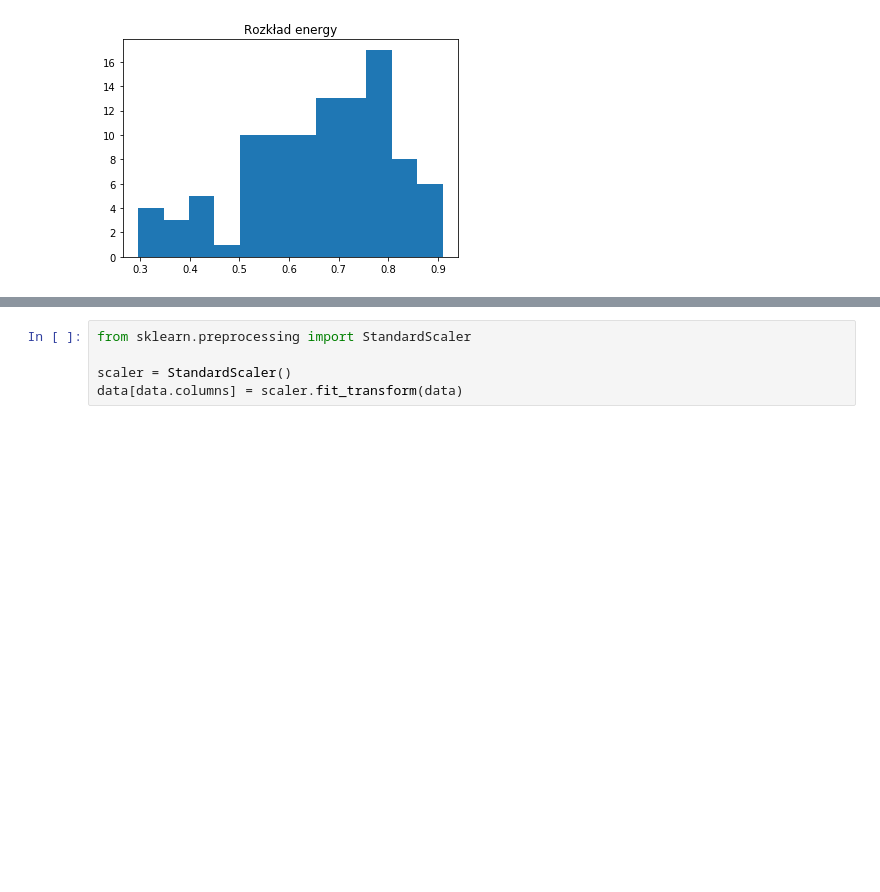
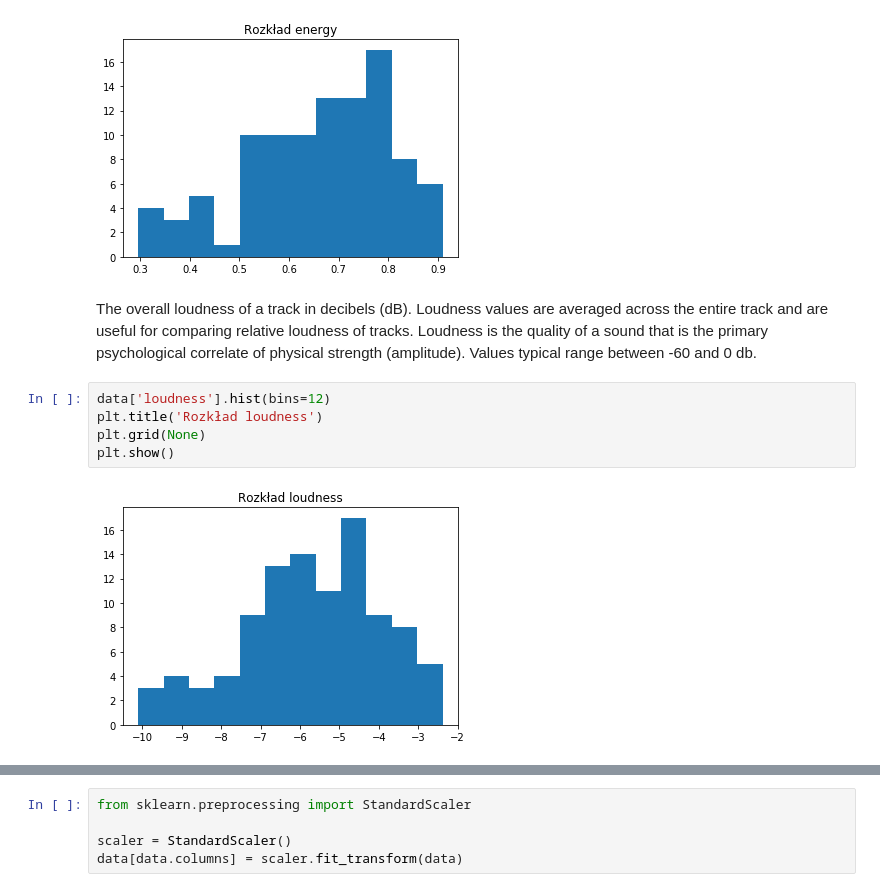
Before and after one commit to Julitt/Projekt-SAD, a Jupyter notebook: Projekt-spotify.ipynb, the cells around one changed output, grey strips where cells are left out. Saved outputs shown, nothing was run; the diff lists cells and outputs as text; blank space fills up the shorter version.

```diff
--- a/Projekt-spotify.ipynb
+++ b/Projekt-spotify.ipynb
@@ -43,3 +50,12 @@ plt.grid(None)
 plt.show()
 # %% [output]
 [figure]
+# %% [markdown]
+The overall loudness of a track in decibels (dB). Loudness values are averaged across the entire track and are useful for comparing relative loudness of tracks. Loudness is the quality of a sound that is the primary psychological correlate of physical strength (amplitude). Values typical range between -60 and 0 db.
+# %%
+data['loudness'].hist(bins=12)
+plt.title('Rozkład loudness')
+plt.grid(None)
+plt.show()
+# %% [output]
+[figure, added]
```
Also changed, not shown: parts of 12 cells of this notebook.
